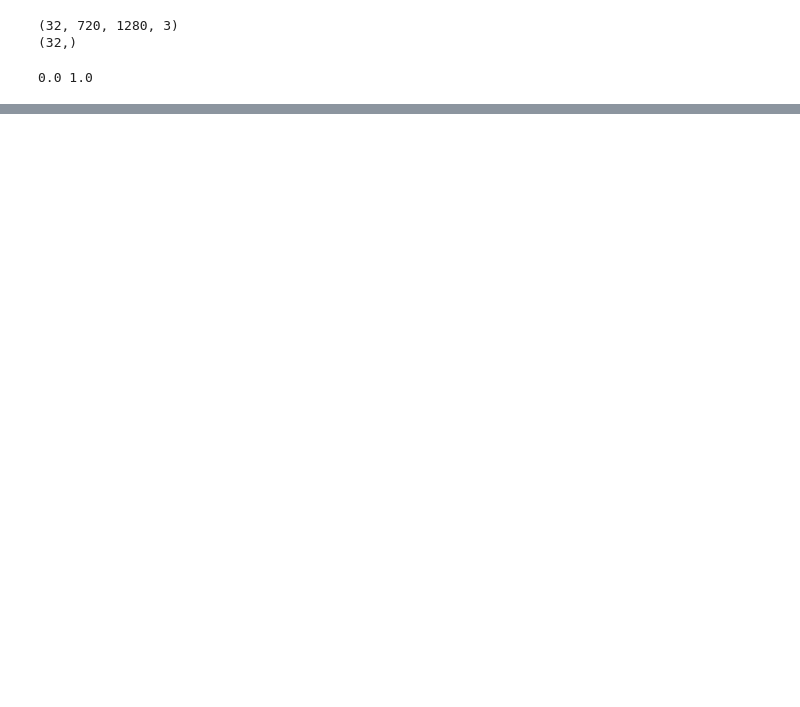
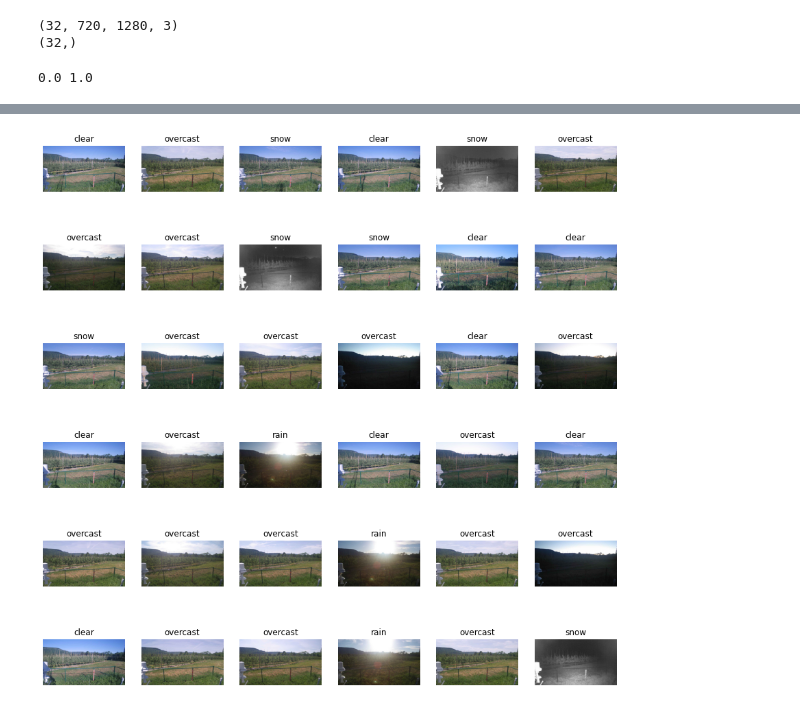
Before and after one commit to arnoldas500/clouds_detection, a Jupyter notebook: cloud_classifier.ipynb, the cells around one changed output, grey strips where cells are left out. Drawn from its saved outputs; the diff is of its cells as text; code cells hidden in the pictures; blank space fills up the shorter version.

```diff
--- a/cloud_classifier.ipynb
+++ b/cloud_classifier.ipynb
@@ -403,0 +491,7 @@ This image most likely belongs to clear with a 46.86 percent confidence.
+# %%
+tf_model_predictions = model.predict(images)
+# %%
+print(tf_model_predictions.shape) #“Prediction results shape:”, (219, 7)
+predicted_ids = np.argmax(tf_model_predictions, axis=-1)
+# predicted_labels = class_names[predicted_ids]
+print(predicted_ids)
@@ -403,0 +506,12 @@ This image most likely belongs to clear with a 46.86 percent confidence.
+# %%
+plt.figure(figsize=(15,15))
+plt.subplots_adjust(hspace=0.5)
+for n in range(36): #predicted_labels
+    plt.subplot(6,6,n+1)
+    plt.imshow(images[n].astype("uint8"))
+#     color = "green" if predicted_ids[n] == true_label_ids[n] else "red"
+    plt.title(class_names[predicted_ids[n]]) #predicted_labels
+    plt.axis('off')
+#     _ = plt.suptitle("Model predictions (green: correct, red: incorrect)")
+# %% [output]
+[figure, added]
```
Also changed, not shown: parts of 21 cells of this notebook, 2 other files.
